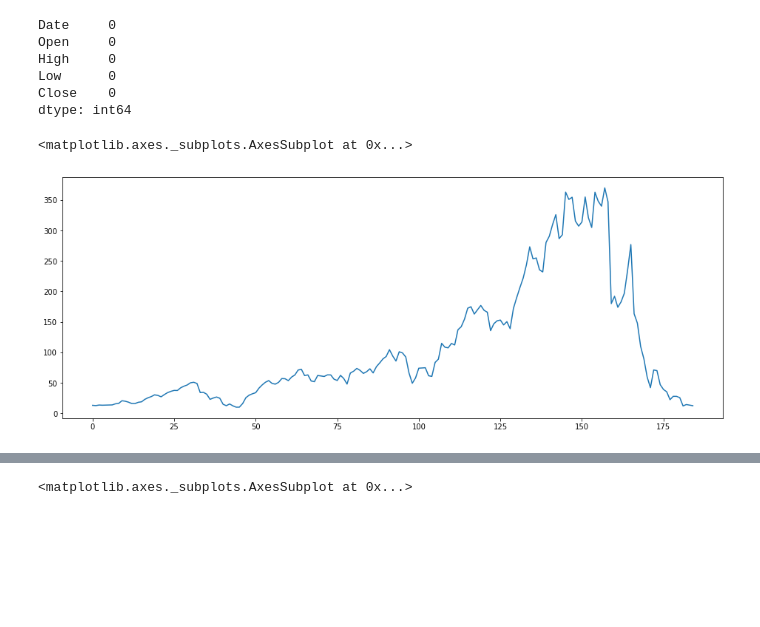
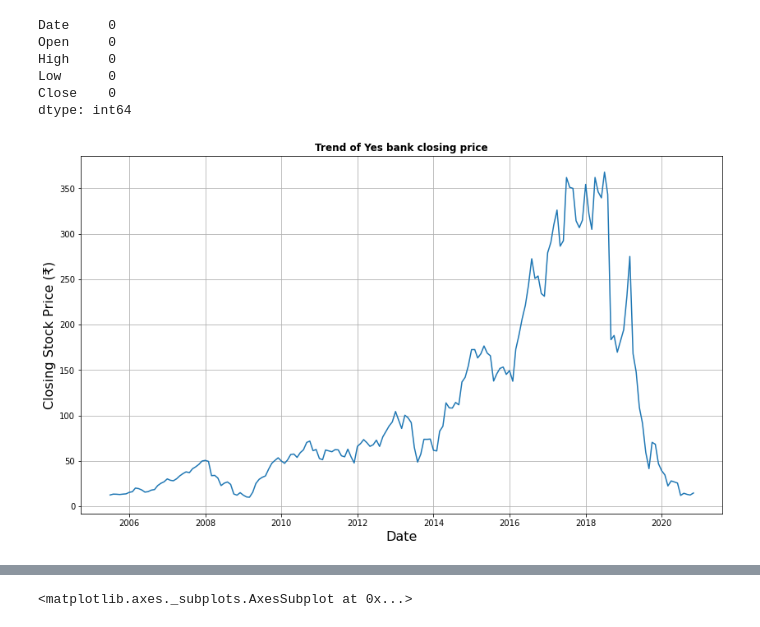
Before and after one commit to ramank123/Yes-Bank-Stock-Closing-Price-Prediction, a Jupyter notebook: Yes_Bank_Stock_Closing_Price_Prediction.ipynb, the cells around one changed output, grey strips where cells are left out. Saved outputs shown, nothing was run; the diff lists cells and outputs as text; code cells hidden in the pictures; blank space fills up the shorter version.

```diff
--- a/Yes_Bank_Stock_Closing_Price_Prediction.ipynb
+++ b/Yes_Bank_Stock_Closing_Price_Prediction.ipynb
@@ -92,0 +116,4 @@ dtype: object
+# %%
+#importing datetime
+from datetime import datetime
+df['Date'] = df['Date'].apply(lambda x: datetime.strptime(x,"%b-%y"))
@@ -99,8 +135,14 @@ High     0
 Low      0
 Close    0
 dtype: int64
-# %%
-df['Open'].plot(figsize=(16,6))
-# %% [output]
-<matplotlib.axes._subplots.AxesSubplot at 0x...>
-[figure, removed]
+# %%
+# trend of dependent variable
+plt.figure(figsize = (14,8))
+plt.grid(True)
+plt.title('Trend of Yes bank closing price',fontweight = 'bold')
+plt.plot(df['Date'],df['Close'])
+plt.xlabel('Date',fontsize = 16)
+plt.ylabel('Closing Stock Price (₹)',fontsize = 16)
+plt.show()
+# %% [output]
+[figure, added]
```
Also changed, not shown: parts of 6 cells of this notebook.
